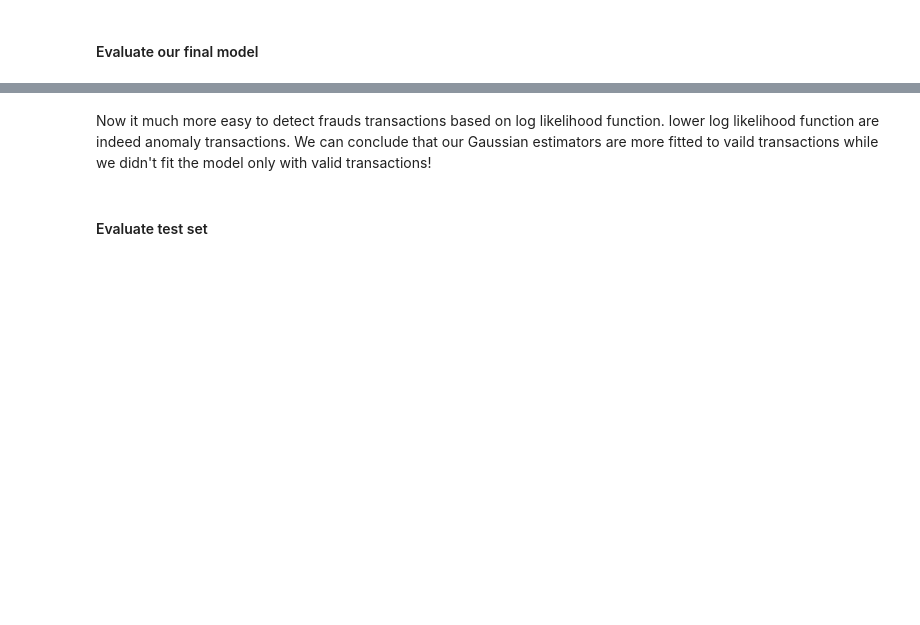
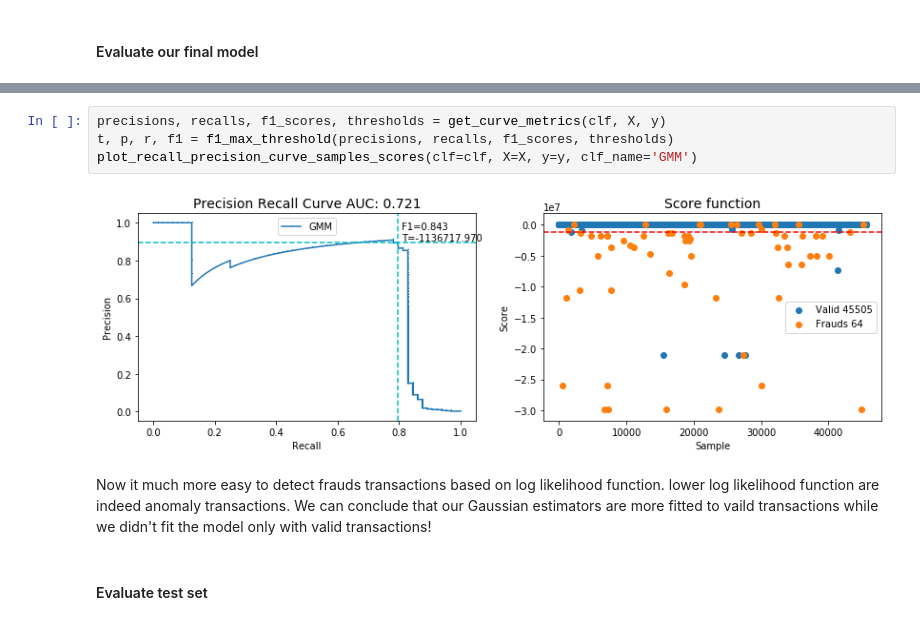
Before and after one commit to shon-otmazgin/transactions-anomaly-detection-unsupervised-learning, a Jupyter notebook: notebooks/Transactions Anomaly Detection with Unsupervised Learning .ipynb, the cells around one changed output, grey strips where cells are left out. Cells and saved outputs as stored; diff of their text form; blank space fills up the shorter version.

```diff
--- a/notebooks/Transactions Anomaly Detection with Unsupervised Learning .ipynb
+++ b/notebooks/Transactions Anomaly Detection with Unsupervised Learning .ipynb
@@ -535,3 +551,9 @@ Best F1-Score: 0.843
+# %%
+precisions, recalls, f1_scores, thresholds = get_curve_metrics(clf, X, y)
+t, p, r, f1 = f1_max_threshold(precisions, recalls, f1_scores, thresholds)
+plot_recall_precision_curve_samples_scores(clf=clf, X=X, y=y, clf_name='GMM')
+# %% [output]
+[figure, added]
 # %% [markdown]
 Now it much more easy to detect frauds transactions based on log likelihood function. lower log likelihood function are indeed anomaly transactions. We can conclude that our Gaussian estimators are more fitted to vaild transactions while we didn't fit the model only with valid transactions!
 # %% [markdown]
```
Also changed, not shown: parts of 57 cells of this notebook, 1 other file.
